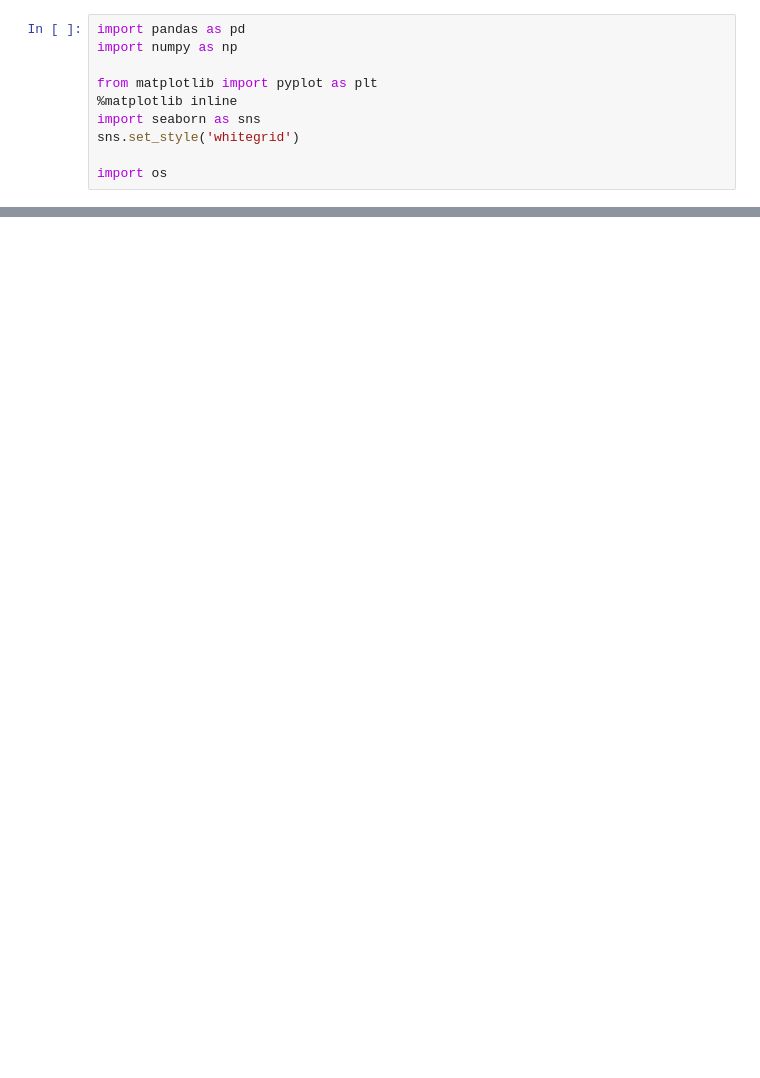
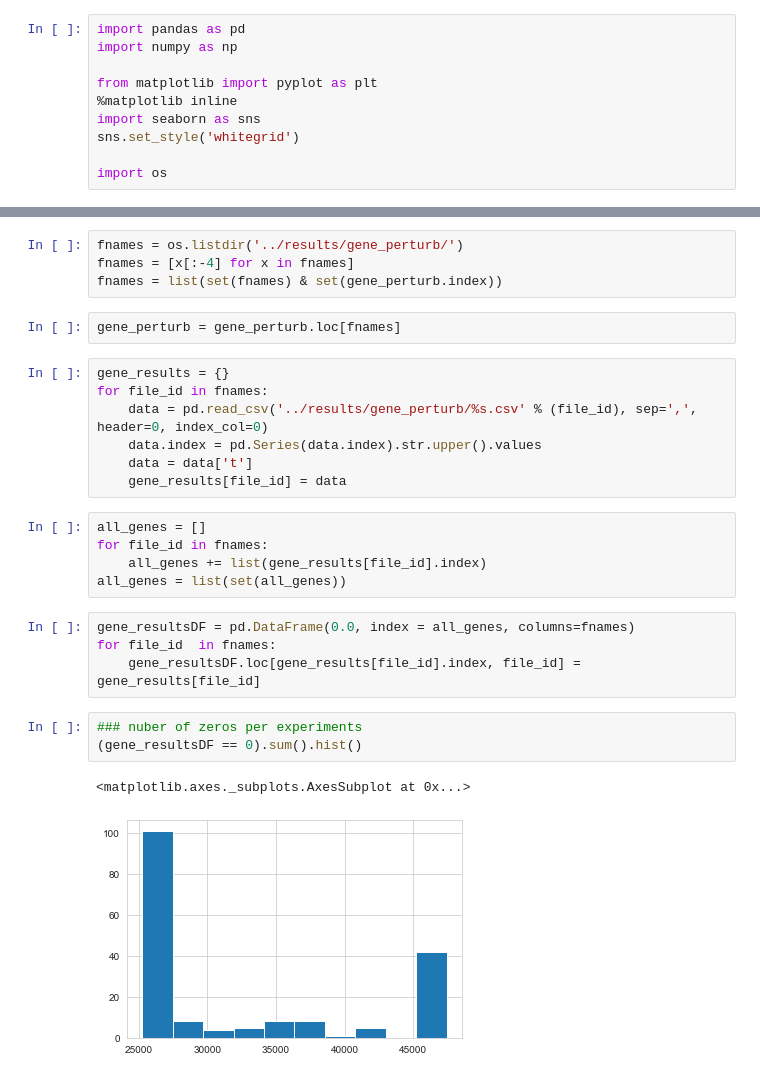
Before and after one commit to Vargeszti/Thesis, a Jupyter notebook: code/benchmark_data.ipynb, the cells around one changed output, grey strips where cells are left out. Drawn from its saved outputs; the diff is of its cells as text; blank space fills up the shorter version.

```diff
--- a/code/benchmark_data.ipynb
+++ b/code/benchmark_data.ipynb
@@ -91,0 +17,28 @@ meta[meta['sign']!=0]
+# %%
+fnames = os.listdir('../results/gene_perturb/')
+fnames = [x[:-4] for x in fnames]
+fnames = list(set(fnames) & set(gene_perturb.index))
+# %%
+gene_perturb = gene_perturb.loc[fnames]
+# %%
+gene_results = {}
+for file_id in fnames:
+    data = pd.read_csv('../results/gene_perturb/%s.csv' % (file_id), sep=',', header=0, index_col=0)
+    data.index = pd.Series(data.index).str.upper().values
+    data = data['t']
+    gene_results[file_id] = data
+# %%
+all_genes = []
+for file_id in fnames:
+    all_genes += list(gene_results[file_id].index)
+all_genes = list(set(all_genes))
+# %%
+gene_resultsDF = pd.DataFrame(0.0, index = all_genes, columns=fnames)
+for file_id  in fnames:
+    gene_resultsDF.loc[gene_results[file_id].index, file_id] = gene_results[file_id]
+# %%
+### nuber of zeros per experiments
+(gene_resultsDF == 0).sum().hist()
+# %% [output]
+<matplotlib.axes._subplots.AxesSubplot at 0x...>
+[figure, added]
```
Also changed, not shown: parts of 44 cells of this notebook.
